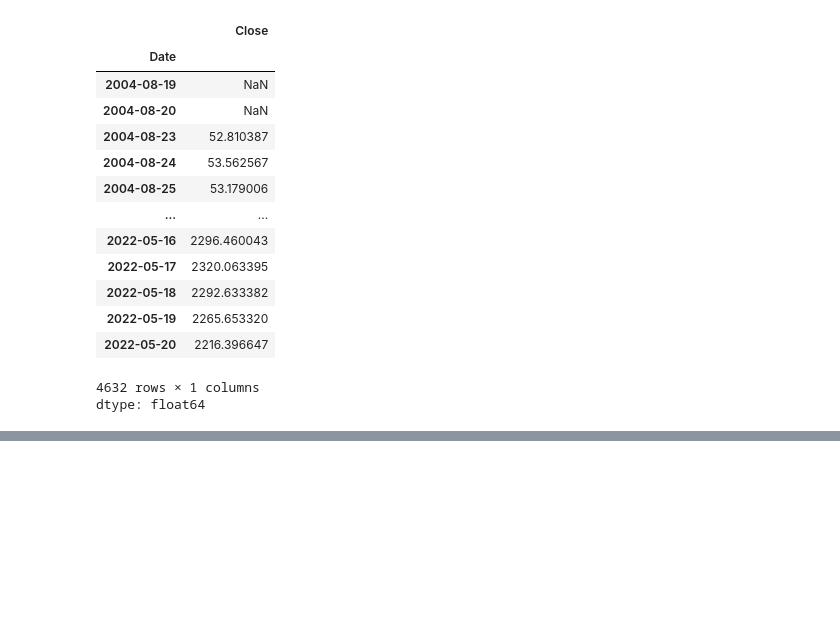
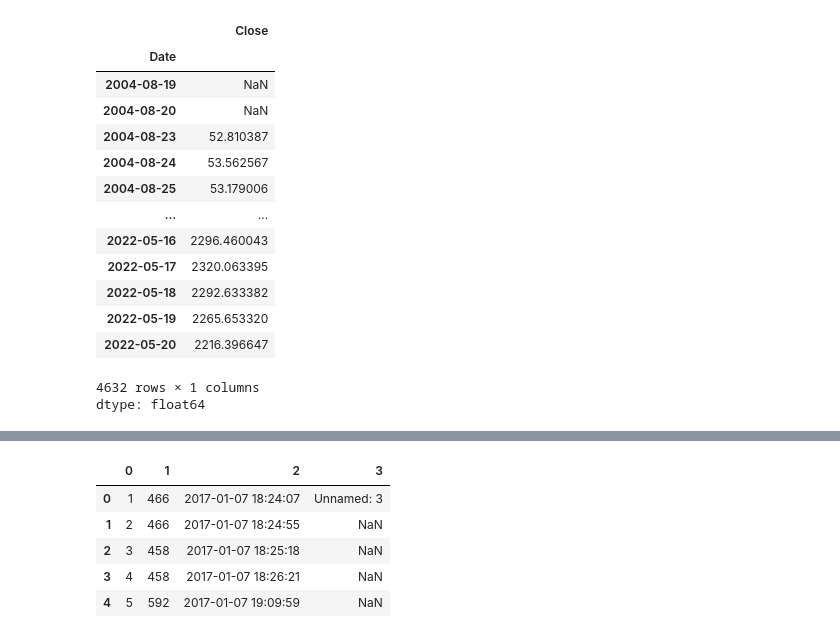
Before and after one commit to Swapn2/Data-Science-Learnings, a Jupyter notebook: Time_series_analysis.ipynb, the cells around one changed output, grey strips where cells are left out. Saved outputs shown, nothing was run; the diff lists cells and outputs as text; code cells hidden in the pictures; blank space fills up the shorter version.

```diff
--- a/Time_series_analysis.ipynb
+++ b/Time_series_analysis.ipynb
@@ -468,0 +508,9 @@ dtype: float64
+# %%
+login.head()
+# %% [output]
+|  | 0 | 1 | 2 | 3 |
+| 0 | 1 | 466 | 2017-01-07 18:24:07 | Unnamed: 3 |
+| 1 | 2 | 466 | 2017-01-07 18:24:55 | NaN |
+| 2 | 3 | 458 | 2017-01-07 18:25:18 | NaN |
+| 3 | 4 | 458 | 2017-01-07 18:26:21 | NaN |
+| 4 | 5 | 592 | 2017-01-07 19:09:59 | NaN |
```
Also changed, not shown: parts of 16 cells of this notebook.
